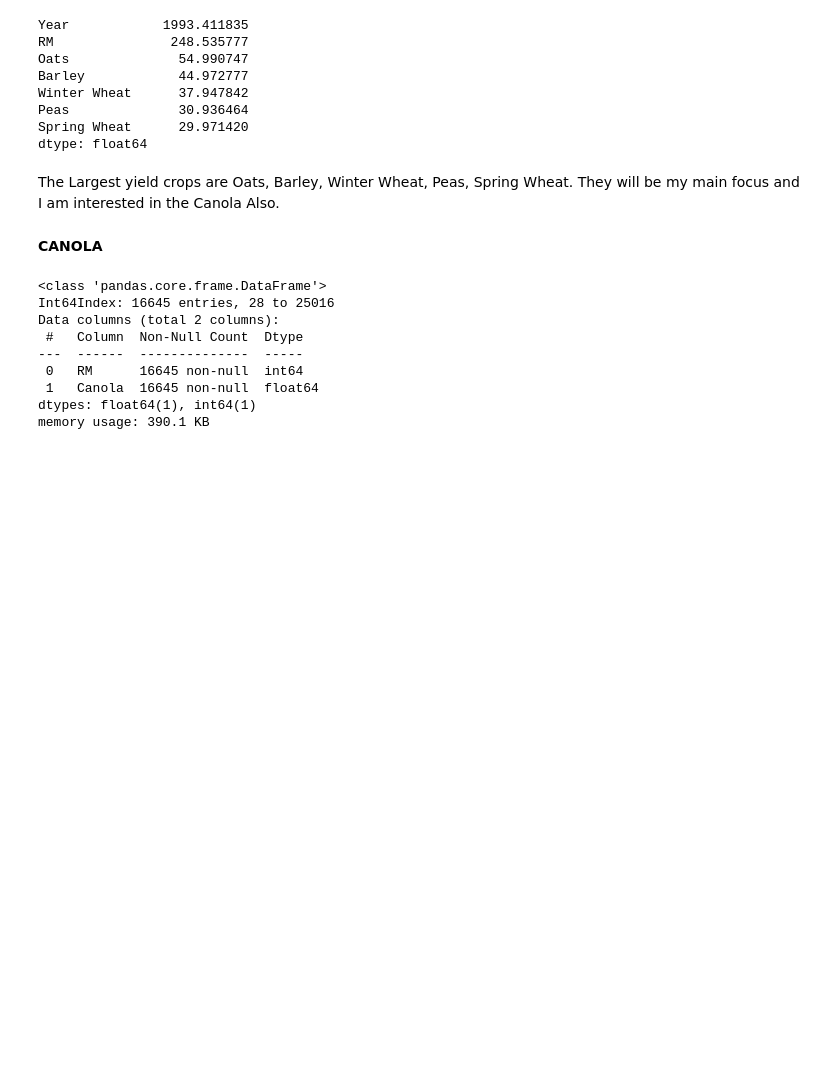
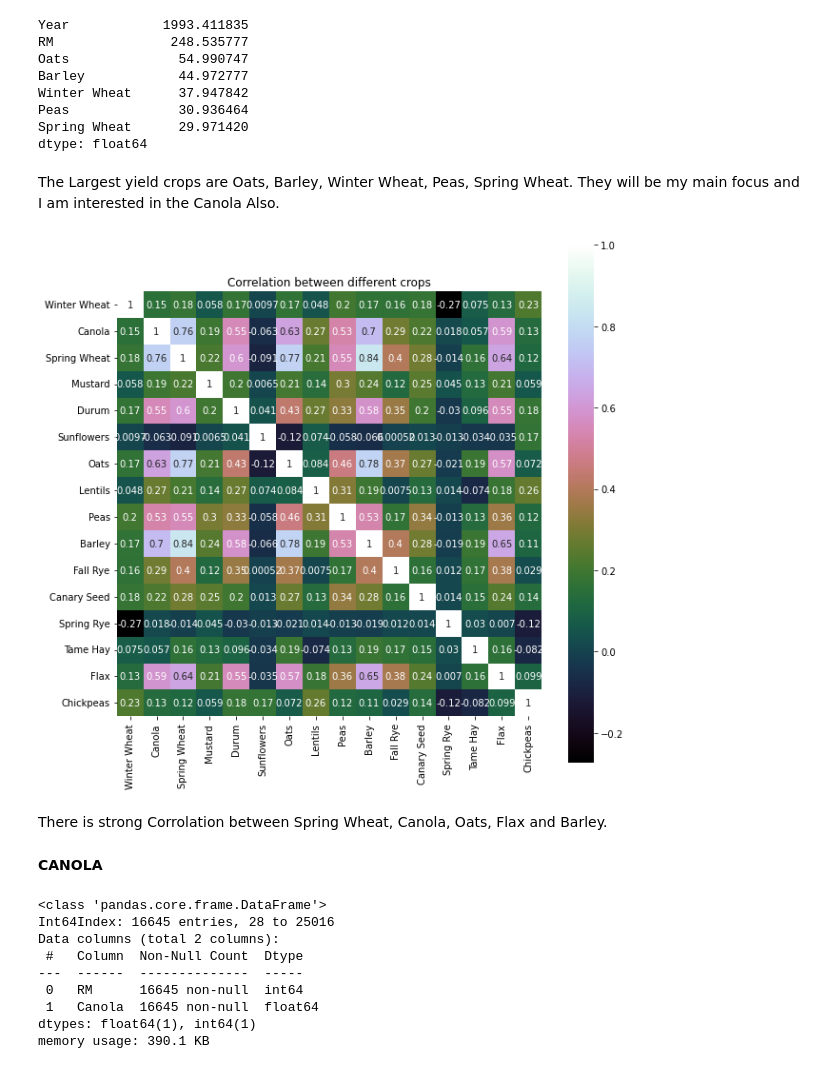
Before and after one commit to AnasIDS/Palette_Final_Project, a Jupyter notebook: Final Project.ipynb, the cells around one changed output. Drawn from its saved outputs; the diff is of its cells as text; code cells hidden in the pictures; blank space fills up the shorter version.

```diff
--- a/Final Project.ipynb
+++ b/Final Project.ipynb
@@ -245,6 +245,19 @@ dtype: float64
 # %% [markdown]
 The Largest yield crops are Oats, Barley, Winter Wheat, Peas, Spring Wheat.
 They will be my main focus and I am interested in the Canola Also.
+# %%
+correlation = clean_yields.drop(['Year','RM'],axis=1).corr()
+
+plt.figure(figsize=(10,10))
+g = sb.heatmap(correlation, vmax=1, square=True,annot=True,cmap='cubehelix',xticklabels=True,yticklabels=True)
+g.set_yticklabels(g.get_yticklabels(), rotation =0)
+g.set_xticklabels(g.get_yticklabels(), rotation =90)
+plt.title('Correlation between different crops')
+plt.show()
+# %% [output]
+[figure, added]
+# %% [markdown]
+There is strong Corrolation between Spring Wheat, Canola, Oats, Flax and Barley.
 # %% [markdown]
 **CANOLA**
 # %%
```
Also changed, not shown: parts of 8 cells of this notebook.
